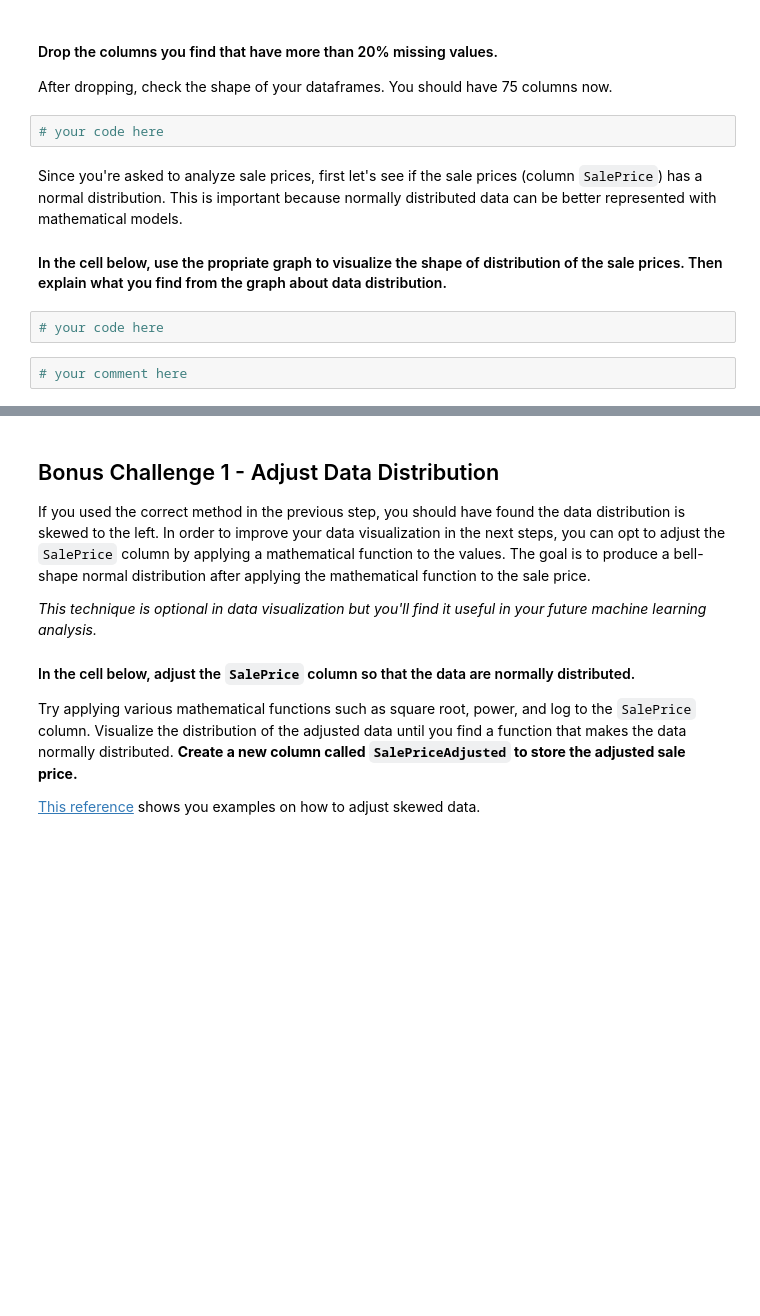
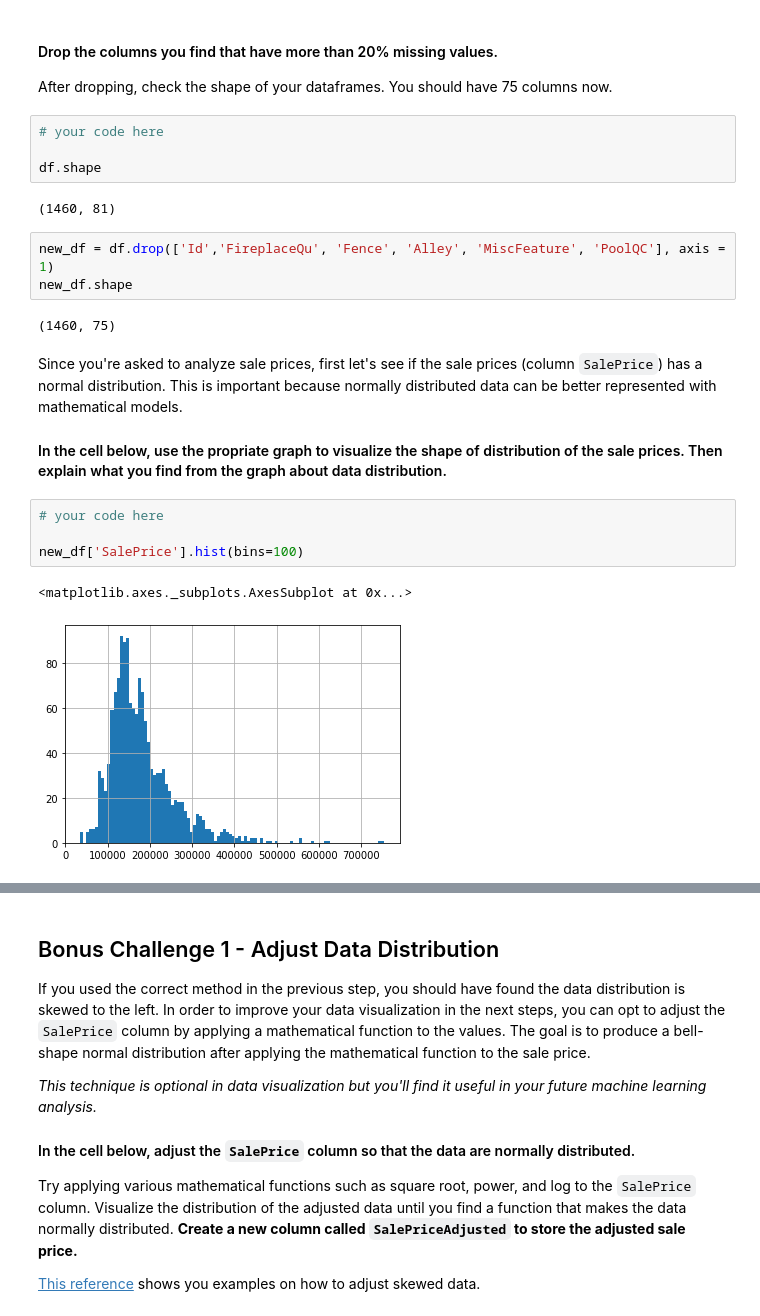
Before and after one commit to Laura-Foulon/data-labs, a Jupyter notebook: module-2/lab-storytelling-data-visualization/your-code/main.ipynb, the cells around one changed output, grey strips where cells are left out. Drawn from its saved outputs; the diff is of its cells as text; blank space fills up the shorter version.

```diff
--- a/module-2/lab-storytelling-data-visualization/your-code/main.ipynb
+++ b/module-2/lab-storytelling-data-visualization/your-code/main.ipynb
@@ -55,11 +103,23 @@ Make a table containing the column name and the percentage of missing values. Pr
 After dropping, check the shape of your dataframes. You should have 75 columns now.
 # %%
 # your code here
+
+df.shape
+# %% [output]
+(1460, 81)
+# %%
+new_df = df.drop(['Id','FireplaceQu', 'Fence', 'Alley', 'MiscFeature', 'PoolQC'], axis = 1)
+new_df.shape
+# %% [output]
+(1460, 75)
 # %% [markdown]
 Since you're asked to analyze sale prices, first let's see if the sale prices (column `SalePrice`) has a normal distribution. This is important because normally distributed data can be better represented with mathematical models.
 
 #### In the cell below, use the propriate graph to visualize the shape of distribution of the sale prices. Then explain what you find from the graph about data distribution.
 # %%
 # your code here
+
+new_df['SalePrice'].hist(bins=100)
+# %% [output]
+<matplotlib.axes._subplots.AxesSubplot at 0x...>
+[figure, added]
-# %%
-# your comment here
```
Also changed, not shown: parts of 20 cells of this notebook, 18 other files.
